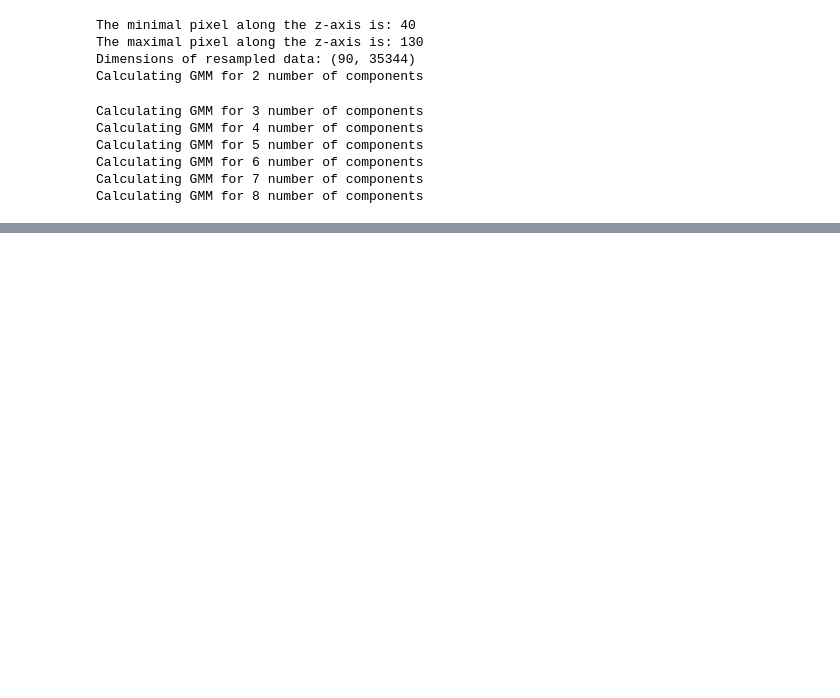
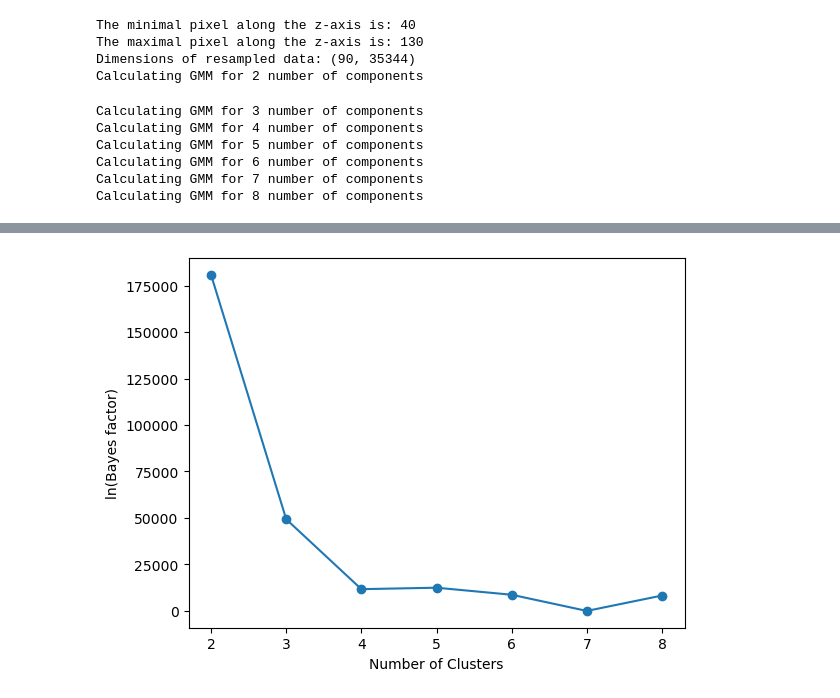
Before and after one commit to lmlb-astro/GMM, a Jupyter notebook: example_GMM_fit.ipynb, the cells around one changed output, grey strips where cells are left out. Cells and saved outputs as stored; diff of their text form; code cells hidden in the pictures; blank space fills up the shorter version.

```diff
--- a/example_GMM_fit.ipynb
+++ b/example_GMM_fit.ipynb
@@ -128,3 +128,19 @@ pGMM.plot_two_lists(n_comps_list,bic_list,"Number of Clusters","BIC")
+# %%
+## evaluate the Bayes factor for the different models
+
+## function to calculate the bayes factor from the BIC of two models
+def calc_ln_Bayes_factor(BIC_M1, BIC_M2):
+    return -0.5*(BIC_M1 - BIC_M2)
+
+## loop over all the models and calculate the Bayes factor for each
+bf_ln_list = []
+for bic in bic_list:
+    bf_ln_list.append(calc_ln_Bayes_factor(bic_min, bic))
+
+## plot the Bayes factor for each number of clusters
+pGMM.plot_two_lists(n_comps_list,bf_ln_list,"Number of Clusters","ln(Bayes factor)")
+# %% [output]
+[figure, added]
 # %%
 ## Obtain the indices for the different clusters
 cluster_inds = best_model.predict(data_resampled)
```
Also changed, not shown: parts of 3 cells of this notebook.
